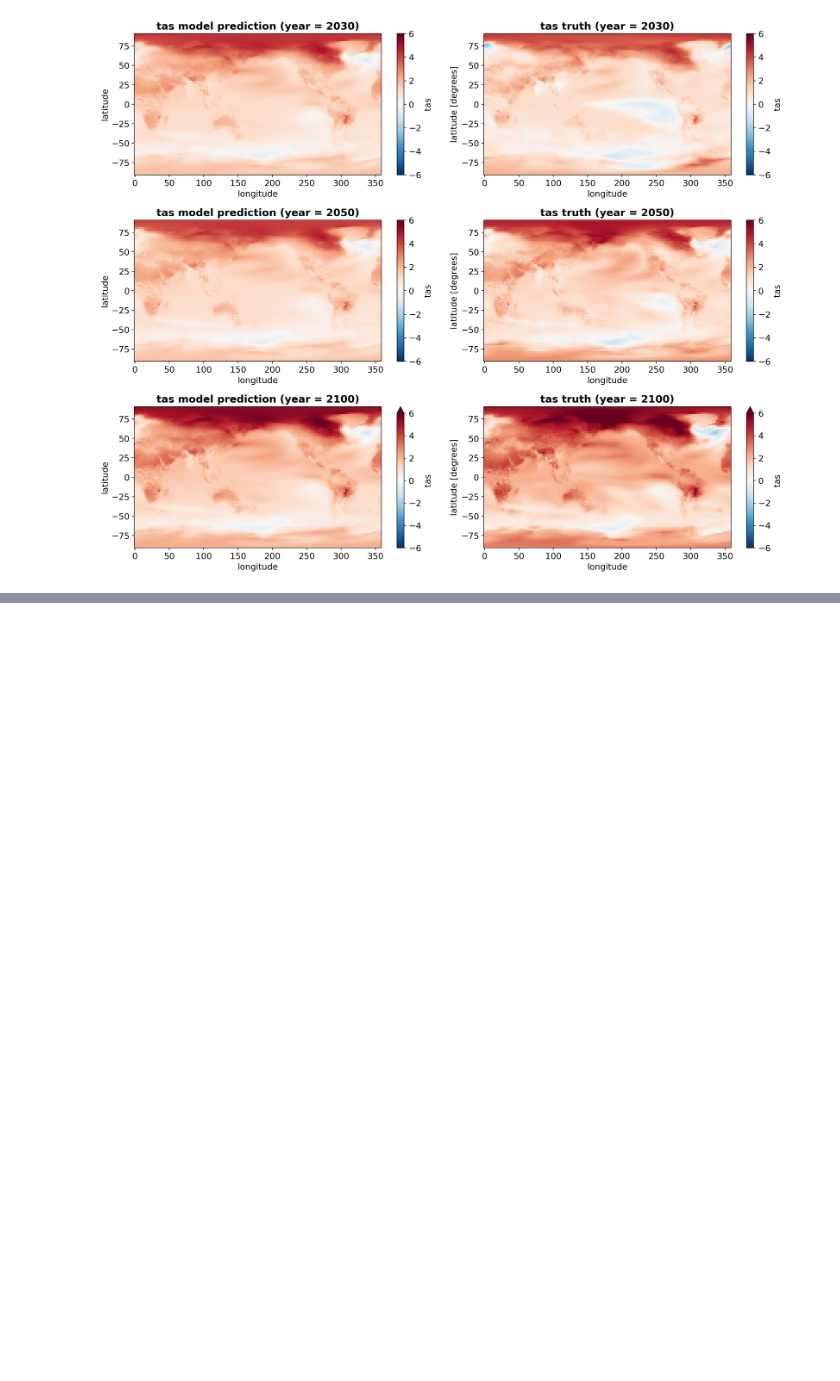
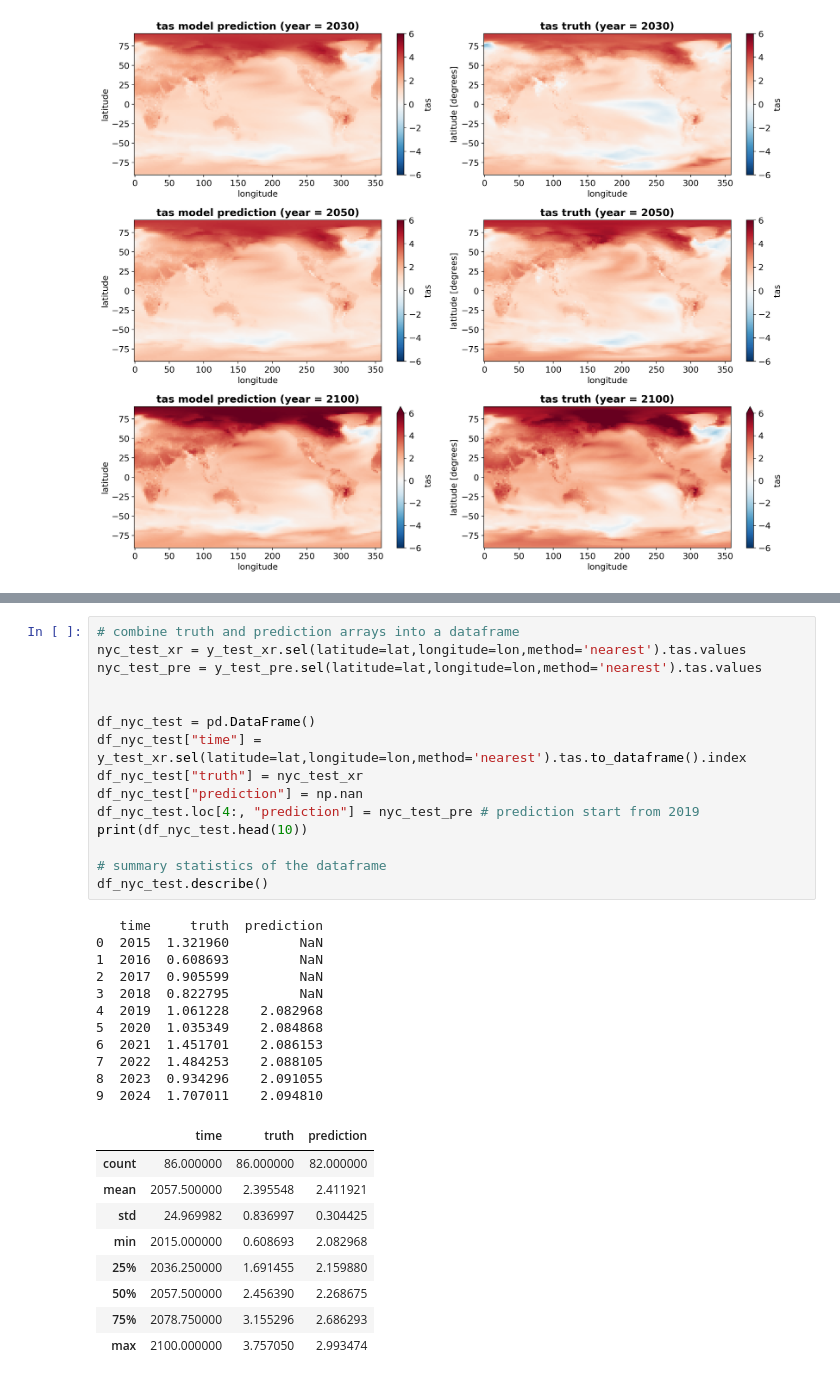
Before and after one commit to leap-stc/EAEE4000_ML_for_Env_Eng_Sci, a Jupyter notebook: ClimateBench_tutorials/LSTM_example.ipynb, the cells around one changed output, grey strips where cells are left out. Saved outputs shown, nothing was run; the diff lists cells and outputs as text; blank space fills up the shorter version.

```diff
--- a/ClimateBench_tutorials/LSTM_example.ipynb
+++ b/ClimateBench_tutorials/LSTM_example.ipynb
@@ -248,0 +263,36 @@ plt.tight_layout()
+# %%
+# combine truth and prediction arrays into a dataframe
+nyc_test_xr = y_test_xr.sel(latitude=lat,longitude=lon,method='nearest').tas.values
+nyc_test_pre = y_test_pre.sel(latitude=lat,longitude=lon,method='nearest').tas.values
+
+
+df_nyc_test = pd.DataFrame()
+df_nyc_test["time"] = y_test_xr.sel(latitude=lat,longitude=lon,method='nearest').tas.to_dataframe().index
+df_nyc_test["truth"] = nyc_test_xr
+df_nyc_test["prediction"] = np.nan
+df_nyc_test.loc[4:, "prediction"] = nyc_test_pre # prediction start from 2019
+print(df_nyc_test.head(10))
+
+# summary statistics of the dataframe
+df_nyc_test.describe()
+# %% [output]
+   time     truth  prediction
+0  2015  1.321960         NaN
+1  2016  0.608693         NaN
+2  2017  0.905599         NaN
+3  2018  0.822795         NaN
+4  2019  1.061228    2.082968
+5  2020  1.035349    2.084868
+6  2021  1.451701    2.086153
+7  2022  1.484253    2.088105
+8  2023  0.934296    2.091055
+9  2024  1.707011    2.094810
+|  | time | truth | prediction |
+| count | 86.000000 | 86.000000 | 82.000000 |
+| mean | 2057.500000 | 2.395548 | 2.411921 |
+| std | 24.969982 | 0.836997 | 0.304425 |
+| min | 2015.000000 | 0.608693 | 2.082968 |
+| 25% | 2036.250000 | 1.691455 | 2.159880 |
+| 50% | 2057.500000 | 2.456390 | 2.268675 |
+| 75% | 2078.750000 | 3.155296 | 2.686293 |
+| max | 2100.000000 | 3.757050 | 2.993474 |
```
Also changed, not shown: parts of 10 cells of this notebook, 2 other files.
